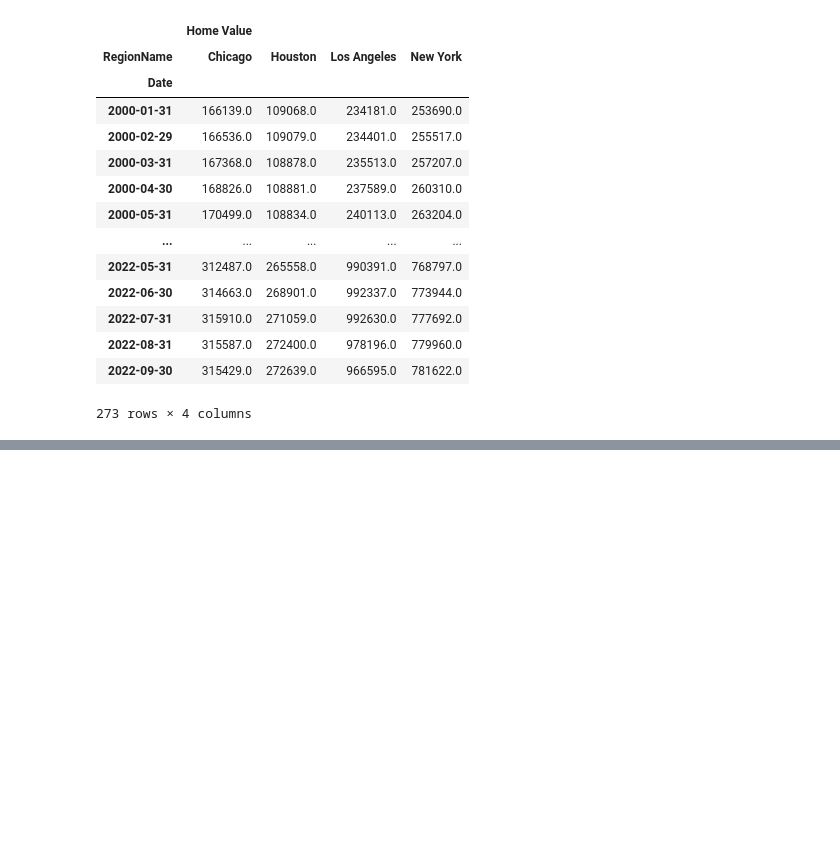
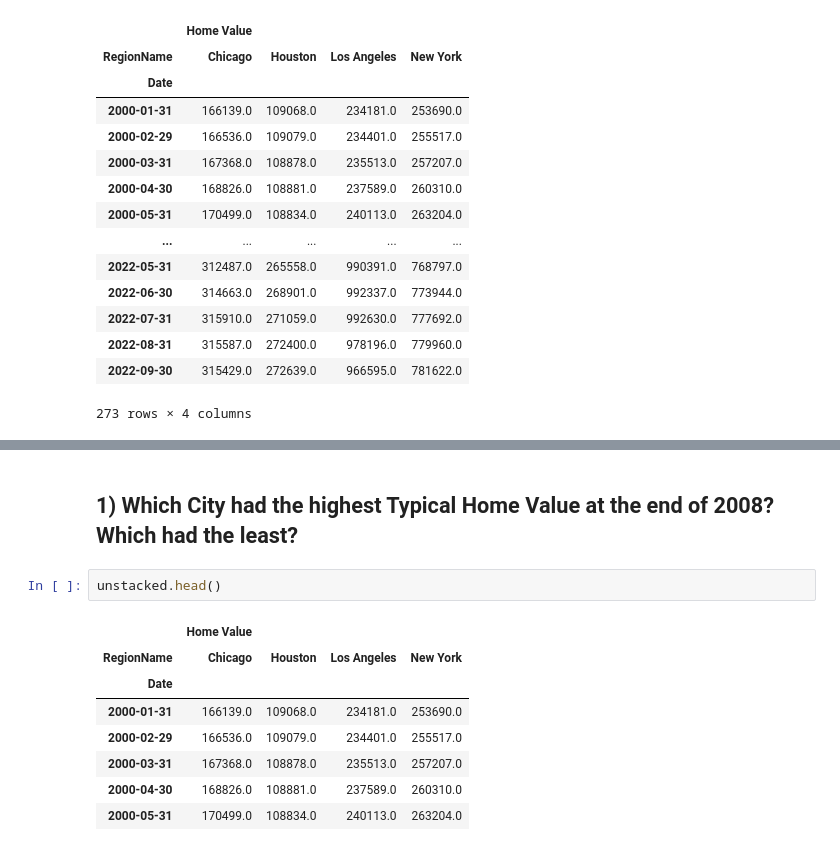
Before and after one commit to ericakitano/data-visualization-week-17-core-assignment-2---Preparing-Time-Series-from-Wide-Form-Data, a Jupyter notebook: Core 2 - Preparing Time Series from Wide-Form Data.ipynb, the cells around one changed output, grey strips where cells are left out. Cells and saved outputs as stored; diff of their text form; blank space fills up the shorter version.

```diff
--- a/Core 2 - Preparing Time Series from Wide-Form Data.ipynb
+++ b/Core 2 - Preparing Time Series from Wide-Form Data.ipynb
@@ -213,0 +237,13 @@ Text(0.5, 1.0, 'Home Value for 4 largest cities between 2000 - 2022')
+# %% [markdown]
+## **1) Which City had the highest Typical Home Value at the end of 2008? Which had the least?**
+# %%
+unstacked.head()
+# %% [output]
+|  | Home Value |  |  |  |
+| RegionName | Chicago | Houston | Los Angeles | New York |
+| Date |  |  |  |  |
+| 2000-01-31 | 166139.0 | 109068.0 | 234181.0 | 253690.0 |
+| 2000-02-29 | 166536.0 | 109079.0 | 234401.0 | 255517.0 |
+| 2000-03-31 | 167368.0 | 108878.0 | 235513.0 | 257207.0 |
+| 2000-04-30 | 168826.0 | 108881.0 | 237589.0 | 260310.0 |
+| 2000-05-31 | 170499.0 | 108834.0 | 240113.0 | 263204.0 |
```
Also changed, not shown: parts of 15 cells of this notebook.
